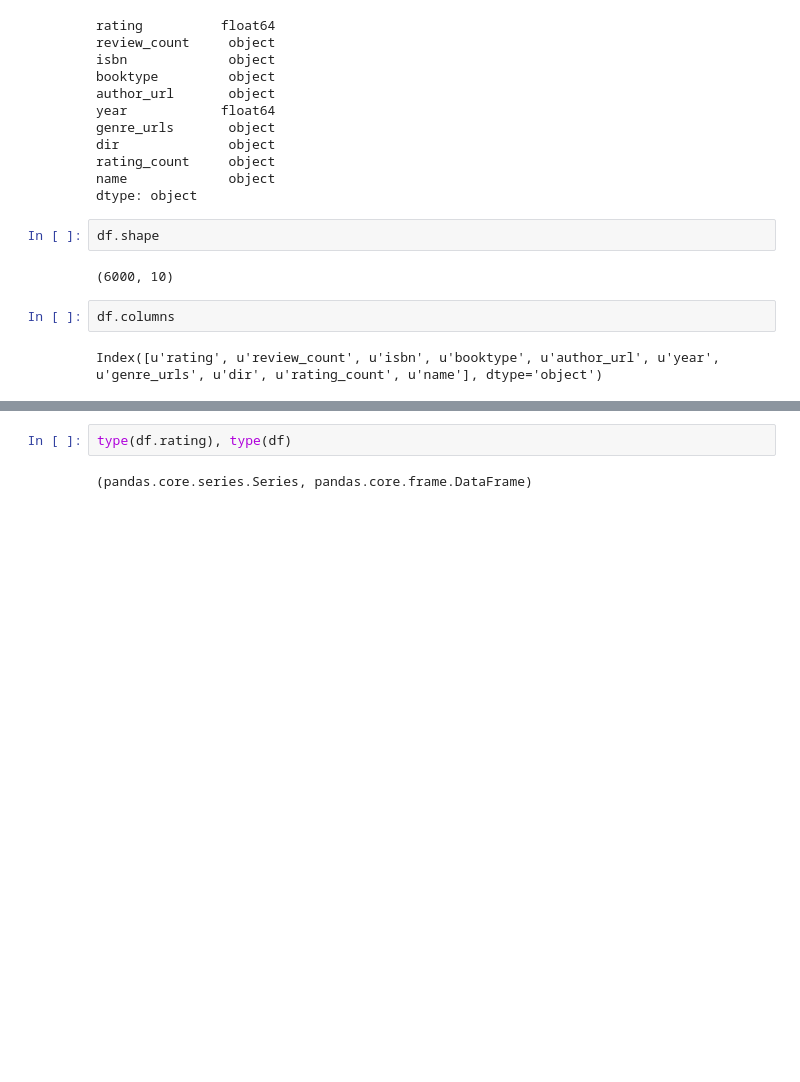
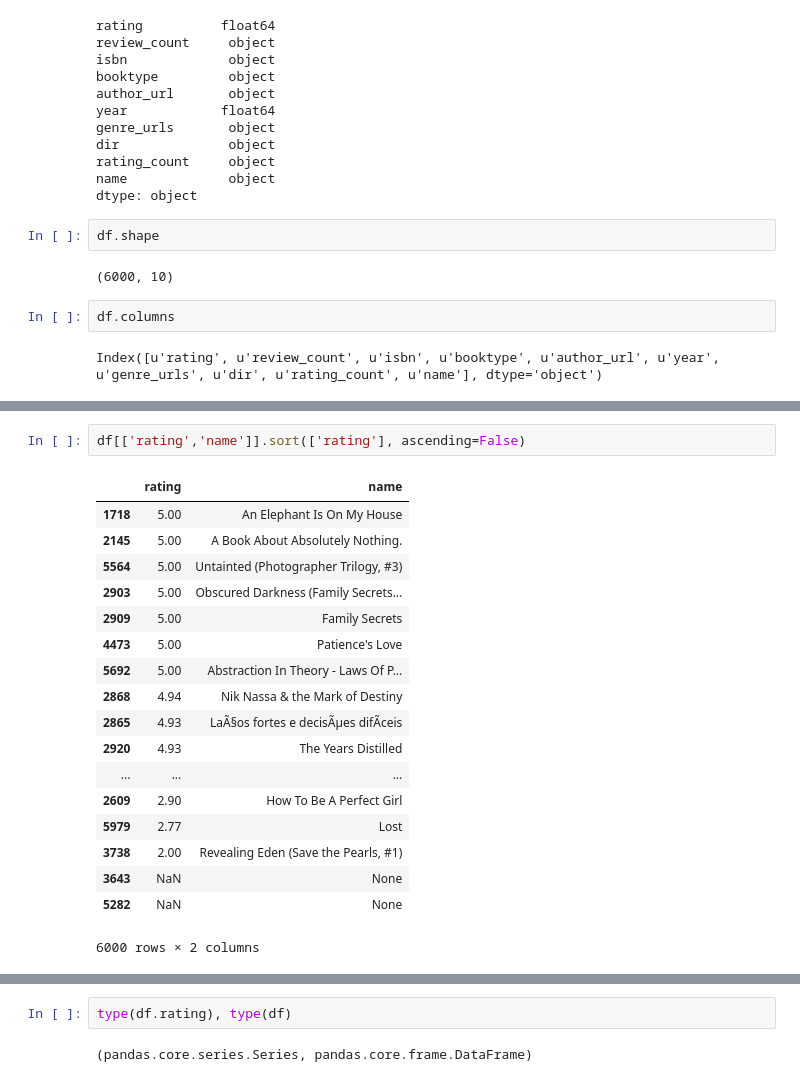
Before and after one commit to LibrarPotter/dst4l3, a Jupyter notebook: day1rahul/Teaser.ipynb, the cells around one changed output, grey strips where cells are left out. Drawn from its saved outputs; the diff is of its cells as text; blank space fills up the shorter version.

```diff
--- a/day1rahul/Teaser.ipynb
+++ b/day1rahul/Teaser.ipynb
@@ -132,0 +166,21 @@ Index([u'rating', u'review_count', u'isbn', u'booktype', u'author_url', u'year',
+# %%
+df[['rating','name']].sort(['rating'], ascending=False)
+# %% [output]
+|  | rating | name |
+| 1718 | 5.00 | An Elephant Is On My House |
+| 2145 | 5.00 | A Book About Absolutely Nothing. |
+| 5564 | 5.00 | Untainted (Photographer Trilogy, #3) |
+| 2903 | 5.00 | Obscured Darkness (Family Secrets... |
+| 2909 | 5.00 | Family Secrets |
+| 4473 | 5.00 | Patience's Love |
+| 5692 | 5.00 | Abstraction In Theory - Laws Of P... |
+| 2868 | 4.94 | Nik Nassa & the Mark of Destiny |
+| 2865 | 4.93 | LaÃ§os fortes e decisÃµes difÃ­ceis |
+| 2920 | 4.93 | The Years Distilled |
+| ... | ... | ... |
+| 2609 | 2.90 | How To Be A Perfect Girl |
+| 5979 | 2.77 | Lost |
+| 3738 | 2.00 | Revealing Eden (Save the Pearls, #1) |
+| 3643 | NaN | None |
+| 5282 | NaN | None |
+6000 rows × 2 columns
```
Also changed, not shown: parts of 21 cells of this notebook.
